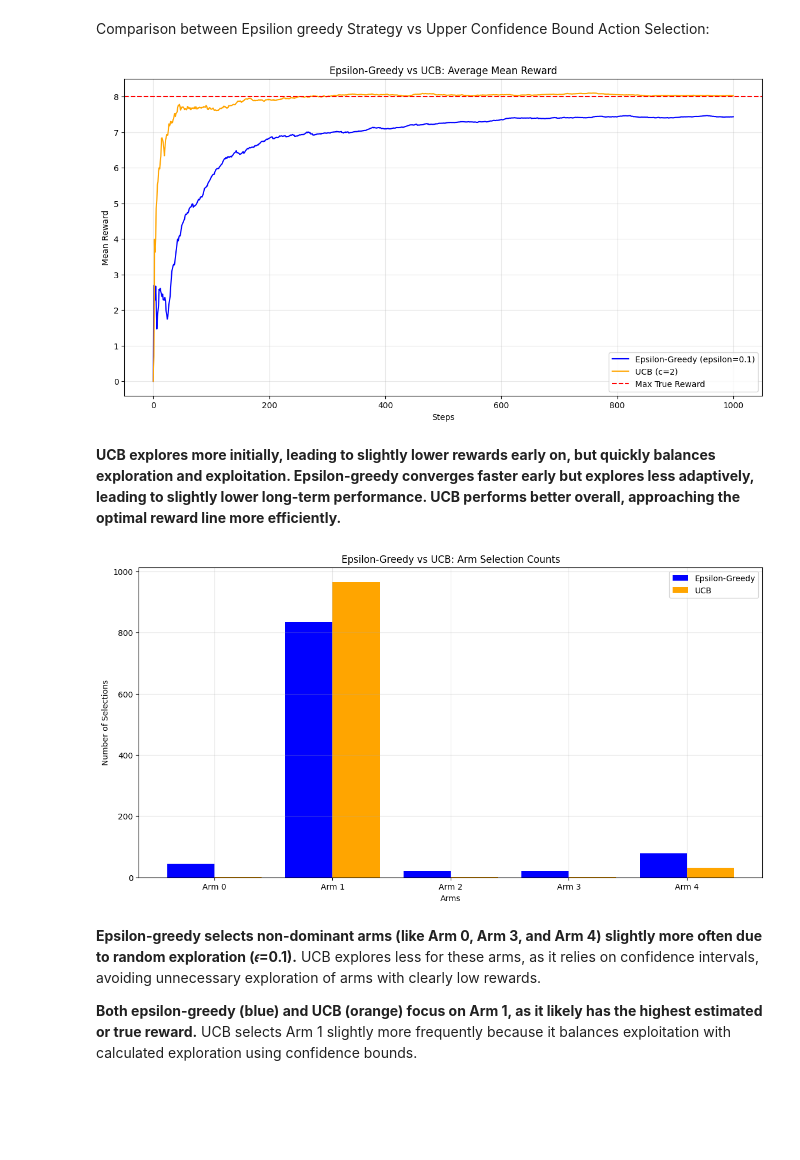
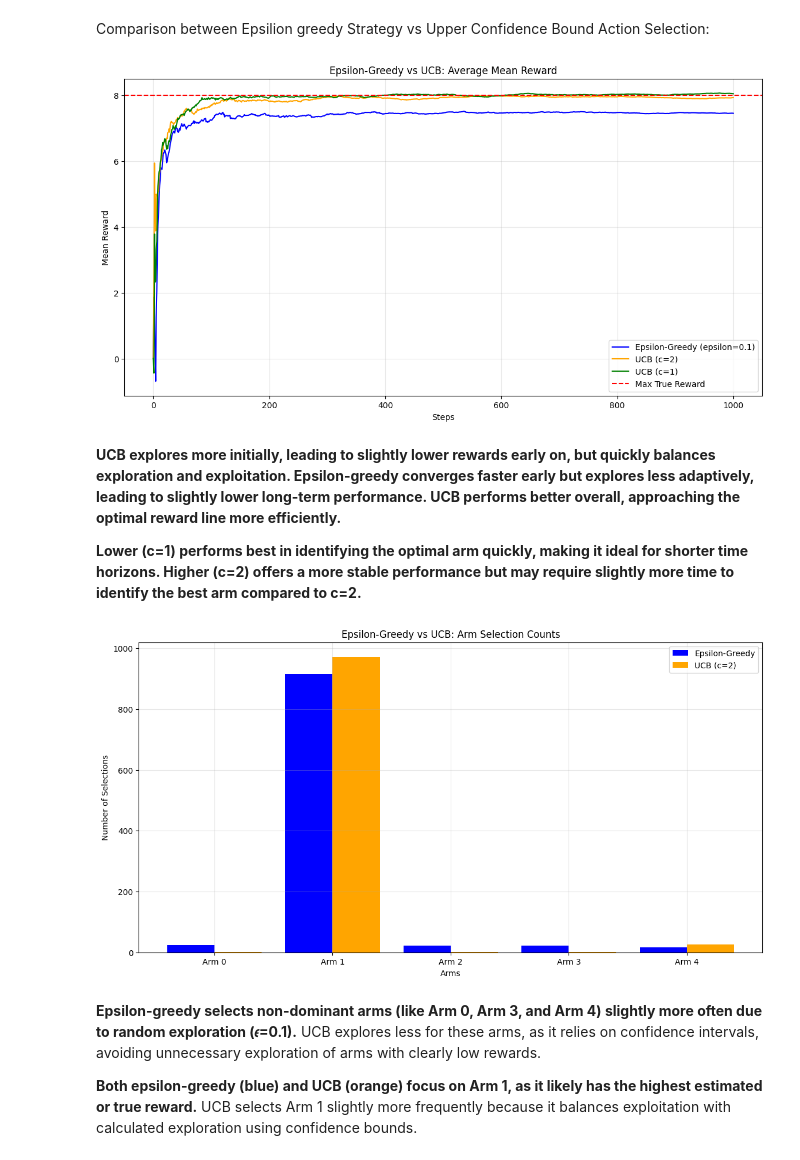
Before and after one commit to syma-afsha/Reinforcement_Learning_Concepts, a Jupyter notebook: Upper_Confidence_Bound_Action_Selection.ipynb, the cells around one changed output. Drawn from its saved outputs; the diff is of its cells as text; code cells hidden in the pictures; blank space fills up the shorter version.

```diff
--- a/Upper_Confidence_Bound_Action_Selection.ipynb
+++ b/Upper_Confidence_Bound_Action_Selection.ipynb
@@ -91,46 +91,52 @@ class BanditProblem:
         self.currentReward = 0
         self.meanReward = np.zeros(self.totalSteps + 1)
         self.armMeanRewardsHistory = np.zeros((self.armnumber, self.totalSteps + 1))
 
 # Testing
 trueActionValue = [1.0, 8.0, -1.0, 5.0, 7.0]  # True mean rewards for each arm
 totalSteps = 1000
 
 # Epsilon-greedy
 epsilon = 0.1
 bandit_epsilon = BanditProblem(trueActionValue, totalSteps, epsilion=epsilon, strategy="epsilon-greedy")
 bandit_epsilon.playTime()
 
 # UCB
 c = 2
 bandit_ucb = BanditProblem(trueActionValue, totalSteps, c=c, strategy="ucb")
 bandit_ucb.playTime()
-
+c1 = 1
+bandit_ucb_c = BanditProblem(trueActionValue, totalSteps, c=c1, strategy="ucb")
+bandit_ucb_c.playTime()
 # Plot results
 plt.figure(figsize=(14, 7))
 # Plot average mean rewards for both strategies
 plt.plot(bandit_epsilon.meanReward, label="Epsilon-Greedy (epsilon=0.1)", color="blue")
 plt.plot(bandit_ucb.meanReward, label="UCB (c=2)", color="orange")
+plt.plot(bandit_ucb_c.meanReward, label="UCB (c=1)", color="green")
 plt.axhline(np.max(trueActionValue), color="red", linestyle="--", label="Max True Reward")
 plt.xlabel("Steps")
 plt.ylabel("Mean Reward")
 plt.title("Epsilon-Greedy vs UCB: Average Mean Reward")
 plt.legend()
 plt.grid(alpha=0.3)
 plt.show()
 # %% [output]
-[figure, old version]
+[figure, new version]
 # %% [markdown]
 **UCB explores more initially, leading to slightly lower rewards early on, but quickly balances exploration and exploitation.
 Epsilon-greedy converges faster early but explores less adaptively, leading to slightly lower long-term performance.
 UCB performs better overall, approaching the optimal reward line more efficiently.**
+
+**Lower (c=1) performs best in identifying the optimal arm quickly, making it ideal for shorter time horizons.
+Higher (c=2)  offers a more stable performance but may require slightly more time to identify the best arm compared to c=2.**
 # %%
 # Plot action counts for both strategies
 plt.figure(figsize=(14, 7))
 
 x = np.arange(len(trueActionValue))
 plt.bar(x - 0.2, bandit_epsilon.howManyTimeParticularArmIsSelected, width=0.4, label="Epsilon-Greedy", color="blue")
-plt.bar(x + 0.2, bandit_ucb.howManyTimeParticularArmIsSelected, width=0.4, label="UCB", color="orange")
+plt.bar(x + 0.2, bandit_ucb.howManyTimeParticularArmIsSelected, width=0.4, label="UCB (c=2)", color="orange")
 
 plt.xticks(x, [f"Arm {i}" for i in range(len(trueActionValue))])
 plt.xlabel("Arms")
@@ -140,7 +146,7 @@ plt.legend()
 plt.grid(alpha=0.3)
 plt.show()
 # %% [output]
-[figure, old version]
+[figure, new version]
 # %% [markdown]
 **Epsilon-greedy selects non-dominant arms (like Arm 0, Arm 3, and Arm 4) slightly more often due to random exploration (𝜖=0.1).**
 UCB explores less for these arms, as it relies on confidence intervals, avoiding unnecessary exploration of arms with clearly low rewards.
```
